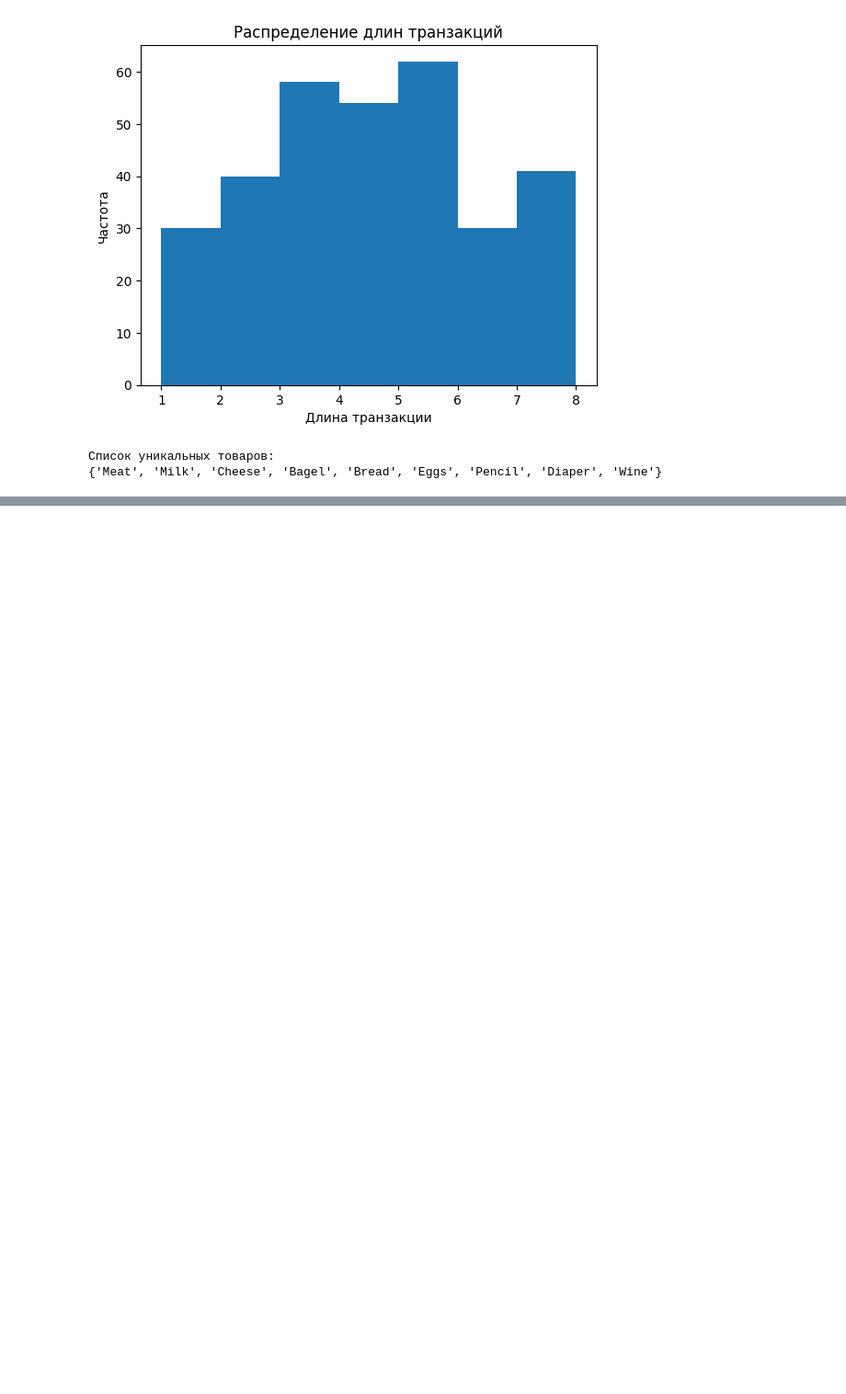
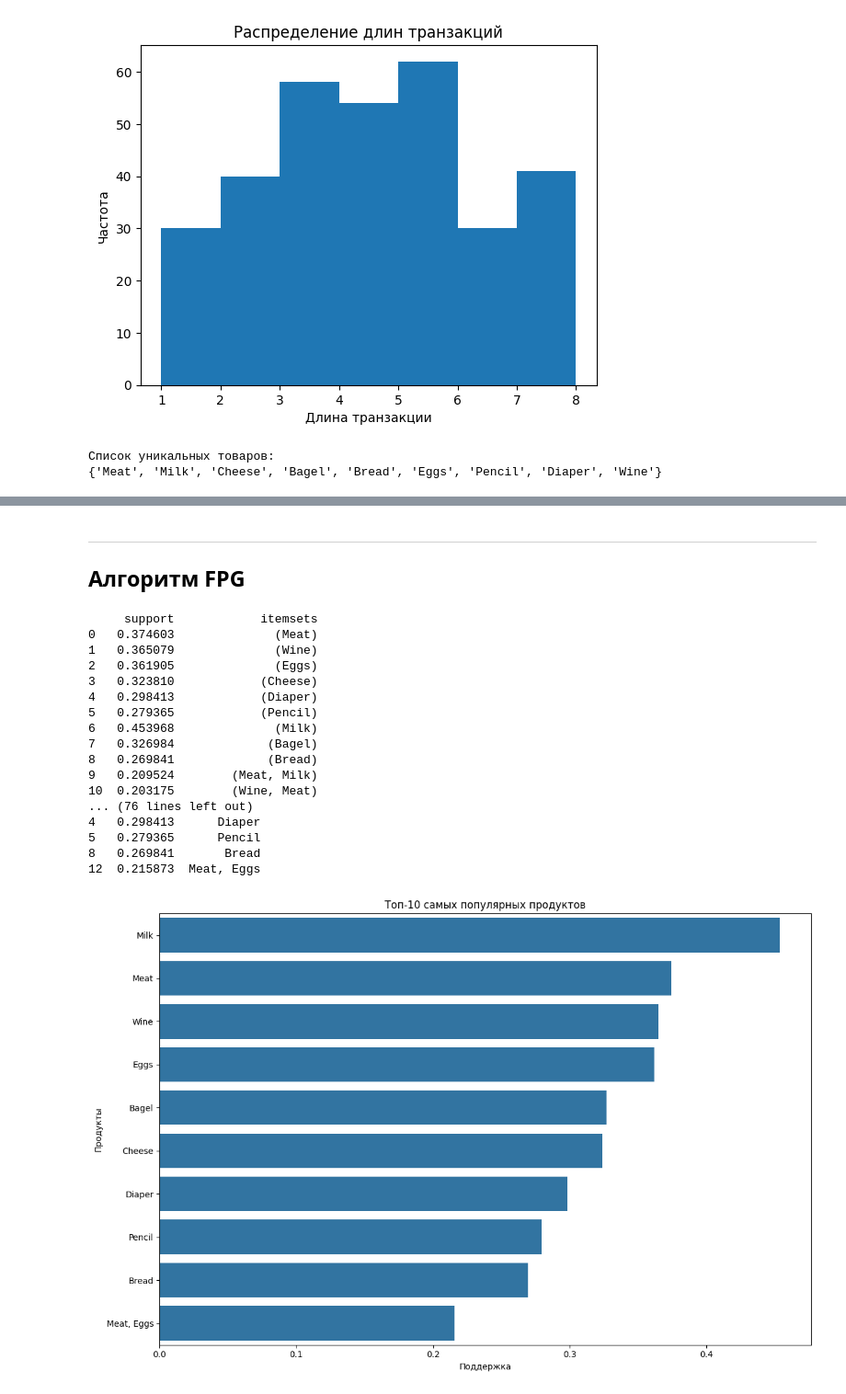
Before and after one commit to rochaldo1/Machine_Learning, a Jupyter notebook: labs/lab_2.ipynb, the cells around one changed output, grey strips where cells are left out. Shown at 92% size. Cells and saved outputs as stored; diff of their text form; code cells hidden in the pictures; blank space fills up the shorter version.

Commit message:
Apriori & FPG
just the rules and metrics, no analysis

```diff
--- a/labs/lab_2.ipynb
+++ b/labs/lab_2.ipynb
@@ -185,0 +175,78 @@ None
+# %% [markdown]
+
+---
+
+## Алгоритм FPG
+# %%
+from mlxtend.frequent_patterns import fpgrowth
+
+#Алгоритм FPG
+df1 = fpgrowth(data, min_support=0.15, use_colnames = True)
+print(df1)
+rules = association_rules(df1, metric = "confidence", min_threshold = 0.4)
+print(rules)
+
+#Поддержка
+df1['itemsets'] = df1['itemsets'].apply(lambda x: ', '.join(list(x)))
+top_products = df1.sort_values(by='support', ascending=False).head(10)
+print(top_products)
+plt.figure(figsize=(12, 8))
+sns.barplot(x='support', y='itemsets', data=top_products)
+plt.title('Топ-10 самых популярных продуктов')
+plt.xlabel('Поддержка')
+plt.ylabel('Продукты')
+plt.tight_layout()
+plt.show()
+
+rules['antecedents'] = rules['antecedents'].apply(lambda x: ', '.join(list(x)))
+rules['consequents'] = rules['consequents'].apply(lambda x: ', '.join(list(x)))
+
+#График достоверности используемых правил
+products_1 = rules["antecedents"].tolist()
+products_2 = rules["consequents"].tolist()
+confidence = rules["confidence"].tolist()
+rules_labels = [f"{product1} -> {product2}" for product1, product2 in zip(products_1, products_2)]
+plt.figure(figsize=(12, 8))
+plt.bar(rules_labels, confidence)
+plt.xlabel("Ассоциативные правила")
+plt.ylabel("Достоверность")
+plt.title("График достоверности используемых правил")
+plt.xticks(rotation=90)
+plt.tight_layout()
+plt.show()
+
+#Визуализация ассоциативных правил в виде графа
+G = nx.Graph()
+for product in rules["antecedents"]:
+    G.add_node(product)
+for product in rules["consequents"]:
+    G.add_node(product)
+for index, row in rules.iterrows():
+    G.add_edge(row['antecedents'], row['consequents'], weight=row['confidence'])
+plt.figure(figsize=(12, 8))
+pos = nx.spring_layout(G)
+nx.draw(G, pos, with_labels=True, node_size=2000, node_color='green', font_size=8)
+edge_labels = nx.get_edge_attributes(G, 'weight')
+nx.draw_networkx_edge_labels(G, pos, edge_labels=edge_labels)
+plt.title('Сетевой граф ассоциативных правил')
+plt.tight_layout()
+plt.show()
+# %% [output]
+     support            itemsets
+0   0.374603              (Meat)
+1   0.365079              (Wine)
+2   0.361905              (Eggs)
+3   0.323810            (Cheese)
+4   0.298413            (Diaper)
+5   0.279365            (Pencil)
+6   0.453968              (Milk)
+7   0.326984             (Bagel)
+8   0.269841             (Bread)
+9   0.209524        (Meat, Milk)
+10  0.203175        (Wine, Meat)
+... (76 lines left out)
+4   0.298413      Diaper
+5   0.279365      Pencil
+8   0.269841       Bread
+12  0.215873  Meat, Eggs
+[figure, added]
```
Also changed, not shown: parts of 4 cells of this notebook.
